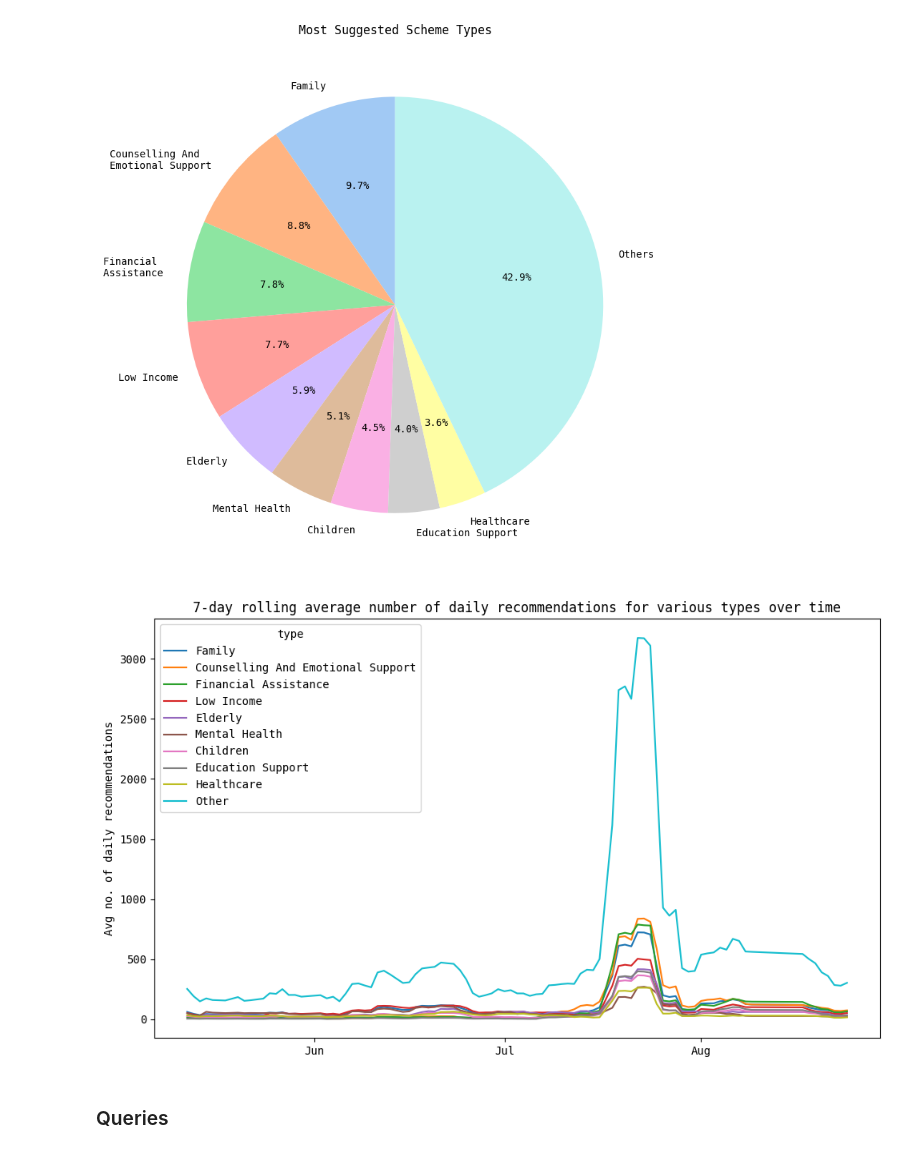
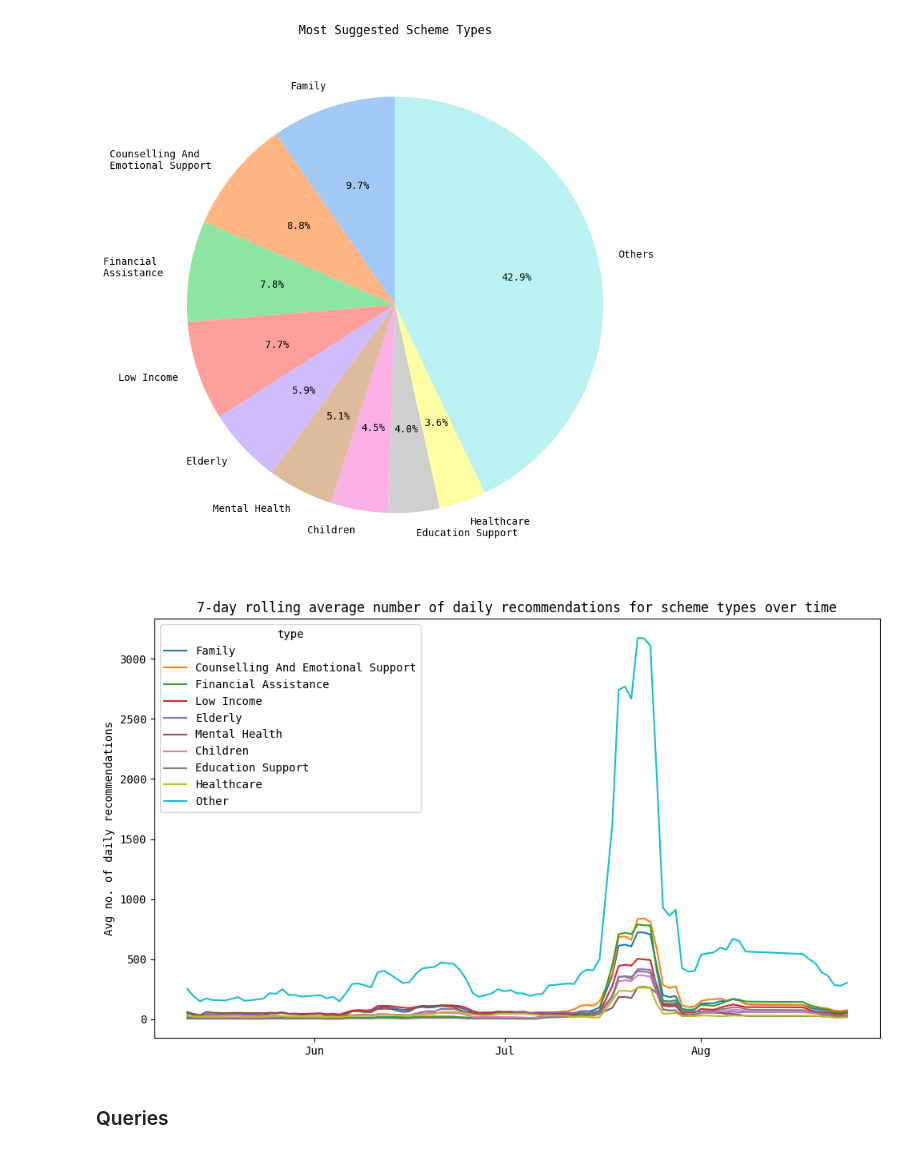
Before and after one commit to CJBuzz/schemessg_data_analysis, a Jupyter notebook: data_analysis.ipynb, the cells around one changed output. Drawn from its saved outputs; the diff is of its cells as text; code cells hidden in the pictures.

Commit message:
Changed title in scheme types over time graph

```diff
--- a/data_analysis.ipynb
+++ b/data_analysis.ipynb
@@ -197,35 +197,35 @@ def make_rolling_df(df: pd.DataFrame, top_n: int, rolling_window: int =7) -> pd.
 
     condensed = pivot_grouped[top_categories].copy()
     other_categories = [col for col in pivot_grouped.columns if col not in top_categories]
     condensed['Other'] = pivot_grouped[other_categories].sum(axis=1)
 
     rolling = condensed.rolling(window=rolling_window, min_periods = 1).mean()
 
     # Convert back to long format for plotting
     rolling_long = rolling.reset_index().melt(id_vars='date', var_name='type', value_name='rolling')
     rolling_long['type'] = rolling_long['type'].str.title()
 
     return rolling_long
 
 rolling_df = make_rolling_df(scheme_type_df, TOP_N)
 
 plt.figure(figsize=(10, 6))
 
 ax = sns.lineplot(data = rolling_df, x='date', y='rolling', hue='type', palette=sns.color_palette())
 
-ax.set_title('7-day rolling average number of daily recommendations for various types over time')
+ax.set_title('7-day rolling average number of daily recommendations for scheme types over time')
 ax.set_ylabel('Avg no. of daily recommendations')
 ax.set_xlabel('')
 ax.xaxis.set_major_formatter(mdates.DateFormatter('%b'))
 ax.xaxis.set_major_locator(mdates.MonthLocator())
 
 plt.tight_layout()
 
 fig_fp = output_dir / 'scheme_types_over_time.jpg'
 plt.savefig(fig_fp)
 plt.show()
 # %% [output]
-[figure, old version]
+[figure, new version]
 # %% [markdown]
 ### Queries
 # %%
```
Also changed, not shown: 1 other file.
